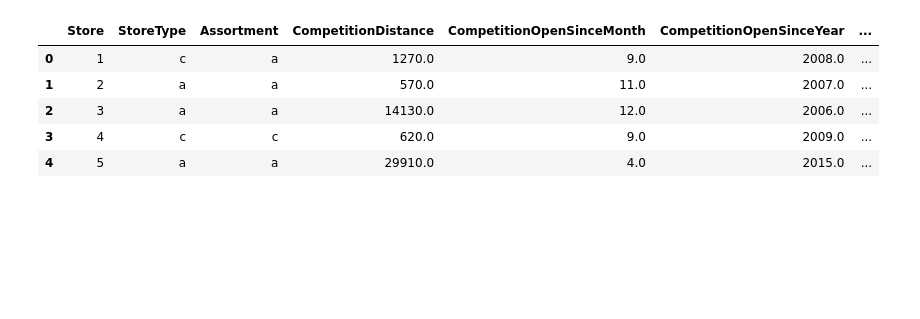
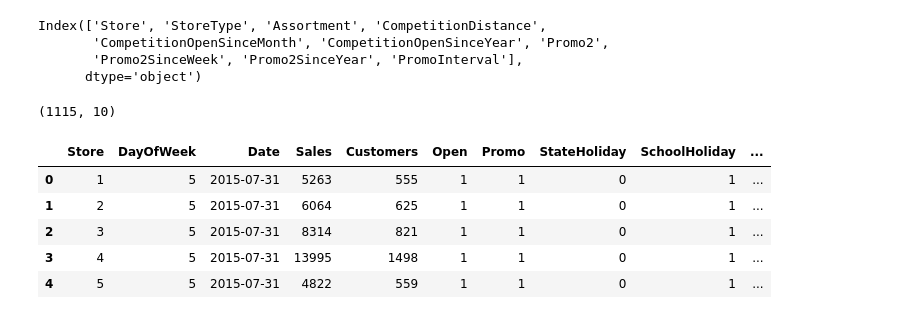
Before and after one commit to Kamuzinzi/Pharmaceutical-Sales-Prediction, a Jupyter notebook: notebooks/exploratory/exploratory_data_analysis.ipynb, the cells around one changed output. Drawn from its saved outputs; the diff is of its cells as text; code cells hidden in the pictures; blank space fills up the shorter version.

```diff
--- a/notebooks/exploratory/exploratory_data_analysis.ipynb
+++ b/notebooks/exploratory/exploratory_data_analysis.ipynb
@@ -12,0 +34,4 @@ df = pd.read_csv('../../data/raw/store.csv')
+# %%
+store = pd.read_csv('../../data/raw/store.csv')
+train = pd.read_csv('../../data/raw/train.csv')
+test = pd.read_csv('../../data/raw/test.csv')
@@ -13,9 +79,25 @@ df = pd.read_csv('../../data/raw/store.csv')
+# %%
+store.columns
+# %% [output]
+Index(['Store', 'StoreType', 'Assortment', 'CompetitionDistance',
+       'CompetitionOpenSinceMonth', 'CompetitionOpenSinceYear', 'Promo2',
+       'Promo2SinceWeek', 'Promo2SinceYear', 'PromoInterval'],
+      dtype='object')
+# %%
+store.shape
+# %% [output]
+(1115, 10)
+# %%
+store.set_index('Store', inplace=True, drop=True)
+# %%
+merged_train = train.merge(store, how='left', on='Store')
+merged_test = test.merge(store, how='left', on='Store')
 # %%
-df.head()
+merged_train.head()
 # %% [output]
-|  | Store | StoreType | Assortment | CompetitionDistance | CompetitionOpenSinceMonth | CompetitionOpenSinceYear | ... |
-| 0 | 1 | c | a | 1270.0 | 9.0 | 2008.0 | ... |
-| 1 | 2 | a | a | 570.0 | 11.0 | 2007.0 | ... |
-| 2 | 3 | a | a | 14130.0 | 12.0 | 2006.0 | ... |
-| 3 | 4 | c | c | 620.0 | 9.0 | 2009.0 | ... |
-| 4 | 5 | a | a | 29910.0 | 4.0 | 2015.0 | ... |
+|  | Store | DayOfWeek | Date | Sales | Customers | Open | Promo | StateHoliday | SchoolHoliday | ... |
+| 0 | 1 | 5 | 2015-07-31 | 5263 | 555 | 1 | 1 | 0 | 1 | ... |
+| 1 | 2 | 5 | 2015-07-31 | 6064 | 625 | 1 | 1 | 0 | 1 | ... |
+| 2 | 3 | 5 | 2015-07-31 | 8314 | 821 | 1 | 1 | 0 | 1 | ... |
+| 3 | 4 | 5 | 2015-07-31 | 13995 | 1498 | 1 | 1 | 0 | 1 | ... |
+| 4 | 5 | 5 | 2015-07-31 | 4822 | 559 | 1 | 1 | 0 | 1 | ... |
```
Also changed, not shown: parts of 56 cells of this notebook.
